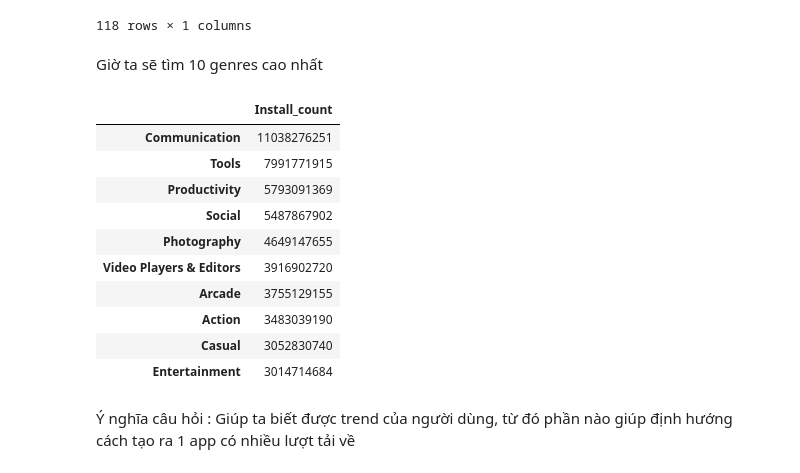
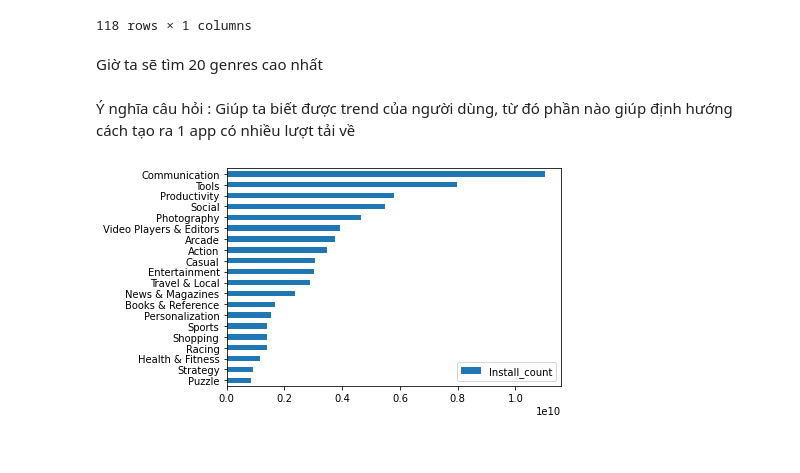
Before and after one commit to ThaoThong21/P4DS-CQ19-FinalProject, a Jupyter notebook: Finalproj.ipynb, the cells around one changed output. Drawn from its saved outputs; the diff is of its cells as text; code cells hidden in the pictures.

Commit message:
Thêm graph

```diff
--- a/Finalproj.ipynb
+++ b/Finalproj.ipynb
@@ -463,20 +463,13 @@ Genres_intstall
 | Strategy;Creativity | 1000000 |
 118 rows × 1 columns
 # %% [markdown]
-Giờ ta sẽ tìm 10 genres cao nhất
+Giờ ta sẽ tìm 20 genres cao nhất
 # %%
-Genres_intstall.nlargest(10, columns = 'Install_count')
+Gen_in_graph = Genres_intstall.nlargest(20, columns = 'Install_count')
-# %% [output]
-|  | Install_count |
-| Communication | 11038276251 |
-| Tools | 7991771915 |
-| Productivity | 5793091369 |
-| Social | 5487867902 |
-| Photography | 4649147655 |
-| Video Players & Editors | 3916902720 |
-| Arcade | 3755129155 |
-| Action | 3483039190 |
-| Casual | 3052830740 |
-| Entertainment | 3014714684 |
 # %% [markdown]
 Ý nghĩa câu hỏi : Giúp ta biết được trend của người dùng, từ đó phần nào giúp định hướng cách tạo ra 1 app có nhiều lượt tải về
+# %%
+ax = Gen_in_graph.plot.barh()  # or df.plot(), or similar
+ax.invert_yaxis()
+# %% [output]
+[figure, added]
```
